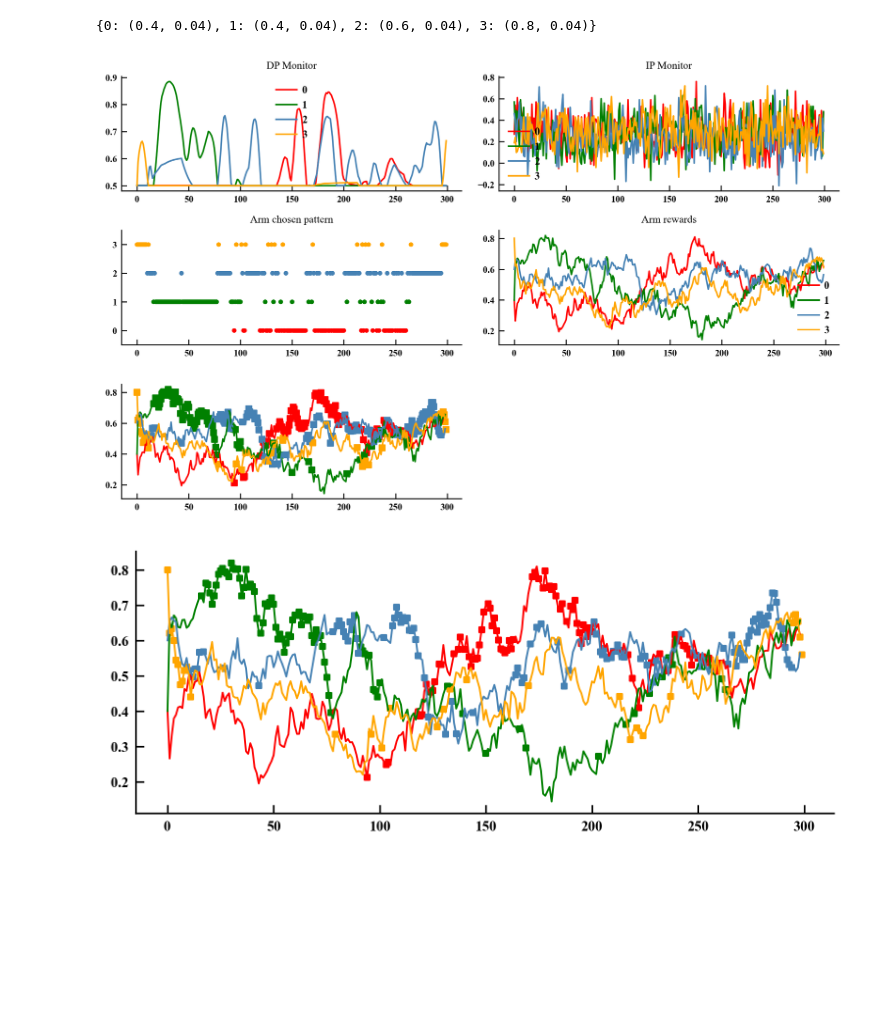
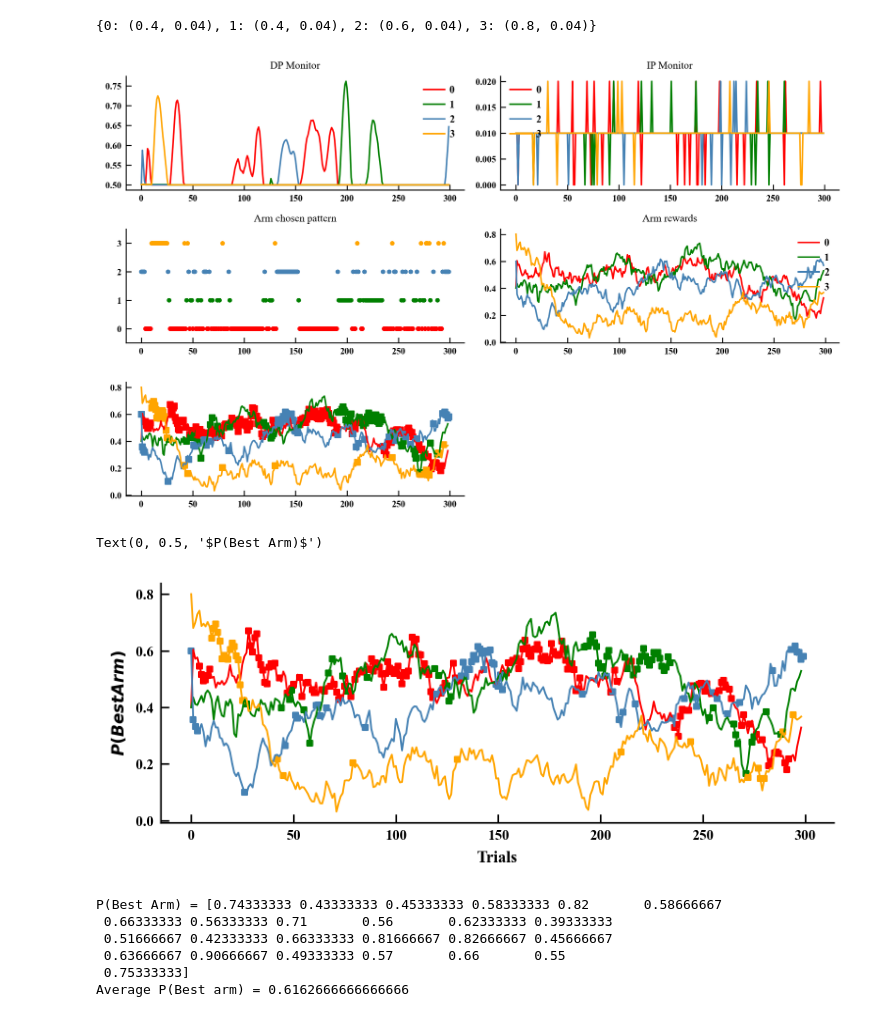
Before and after one commit to CharithaPalika/RotationalDeepBrainStimulation, a Jupyter notebook: simulations/decision_making_tasks/restless_bandits/run_restless_bandits.ipynb, the cells around one changed output. Drawn from its saved outputs; the diff is of its cells as text; code cells hidden in the pictures; blank space fills up the shorter version.

```diff
--- a/simulations/decision_making_tasks/restless_bandits/run_restless_bandits.ipynb
+++ b/simulations/decision_making_tasks/restless_bandits/run_restless_bandits.ipynb
@@ -73,7 +73,7 @@ SCALING_FACTOR = 100
 
 # Training params
 TRAILS = 300
-EPOCHS = 5
+EPOCHS = 25
 BINS = 10
 LR = 1e-1
 
@@ -83,7 +83,7 @@ THETA = 50
 DIFFUSIVE_NOISE_MEAN = 0
 DIFFUSIVE_NOISE_STD = 2.8
 # %%
-var =0.5
+var =0.25
 ARM_MONITOR = defaultdict(dict)
 NUM_ARM_PICKS_MONITOR = defaultdict(dict)
 DP_MONITOR = defaultdict(dict)
@@ -109,12 +109,12 @@ reward_monitor, arm_chosen_monitor, avg_counts,ip_monitor, dp_monitor,ep_monitor
                                                       bins = BINS,
                                                       STN_data = None, #'rossler',
                                                       d1_amp=1,
-                                                      d2_amp=0.3,
+                                                      d2_amp=0.01,
                                                       gpi_threshold=0.3,
                                                       max_gpi_iters=50,
                                                       del_lim=None, train_IP = False,
                                                       del_med = None, printing = False,
-                                                      gpi_mean= 1, ep_0 = 0.5,
+                                                      gpi_mean= 1, ep_0 = var,
                                                       alpha_ep = 0.0,
                                                       eta_ep = 0.1,
                                                       baseline_ep = 0.0,
@@ -127,7 +127,7 @@ IP_MONITOR[var] = ip_monitor
 ARM_TRACKER[var] = arm_tracker_full
 
 
-EPOCH_NUM = 2
+EPOCH_NUM = 1
 # color_map = {0: 'lightsteelblue', 1: 'cornflowerblue', 2: 'royalblue', 3: 'deepskyblue'}
 color_map = {0: 'Red', 1: 'green', 2: 'steelblue', 3: 'orange'}
 plt.figure(figsize=(8,5))
@@ -177,24 +177,26 @@ for i in range(NUM_ARMS):
     plt.scatter(filtered_time,filtered_rewards, color = color_map[i], marker = 's', s = 20)
 plt.tight_layout()
 # %% [output]
-[figure, old version]
+[figure, new version]
 # %%
 color_map = {0: 'Red', 1: 'green', 2: 'steelblue', 3: 'orange'}
 MODIFIED_REW_ARRAY = np.zeros((NUM_ARMS,TRAILS))
 for i in range(TRAILS):
     arm = int(ARM_MONITOR[var][EPOCH_NUM][i].detach().numpy())
     MODIFIED_REW_ARRAY[arm,i] = REW_ARRAY[arm,i]
 
 plt.figure(figsize = (5,2))
 for i in range(NUM_ARMS):
     plt.plot(REW_ARRAY[i][0:-2], color = color_map[i], label = i, linewidth = 0.9)
 
     non_zero_indices = MODIFIED_REW_ARRAY[i] !=0
     time = np.arange(TRAILS)
     filtered_time = time[non_zero_indices]
     filtered_rewards = MODIFIED_REW_ARRAY[i][non_zero_indices]
     plt.scatter(filtered_time,filtered_rewards, color = color_map[i], marker = 's', s = 5)
-
+plt.xlabel('Trials')
+plt.ylabel('$P(Best Arm)$')
 # plt.title('Reward of the arm and choices of arm picking')
 # %% [output]
+Text(0, 0.5, '$P(Best Arm)$')
-[figure, old version]
+[figure, new version]
@@ -200,0 +212,14 @@ for i in range(NUM_ARMS):
+# %%
+OPTIMAL_CHOICE_ARRAY = np.array([process_epoch_optimal_arm(ARM_TRACKER[var][epoch]) for epoch in range(len(ARM_TRACKER[var]))])
+ACTUAL_CHOICE_ARRAY = np.array(ARM_MONITOR[var])
+NUMBER_OF_MATCHES = (OPTIMAL_CHOICE_ARRAY == ACTUAL_CHOICE_ARRAY)*1
+PROB = np.mean(NUMBER_OF_MATCHES,axis = 1)
+print(f'P(Best Arm) = {PROB}')
+print(f'Average P(Best arm) = {np.mean(PROB)}')
+# %% [output]
+P(Best Arm) = [0.74333333 0.43333333 0.45333333 0.58333333 0.82       0.58666667
+ 0.66333333 0.56333333 0.71       0.56       0.62333333 0.39333333
+ 0.51666667 0.42333333 0.66333333 0.81666667 0.82666667 0.45666667
+ 0.63666667 0.90666667 0.49333333 0.57       0.66       0.55
+ 0.75333333]
+Average P(Best arm) = 0.6162666666666666
```
Also changed, not shown: parts of 1 cell of this notebook, 4 other files.
